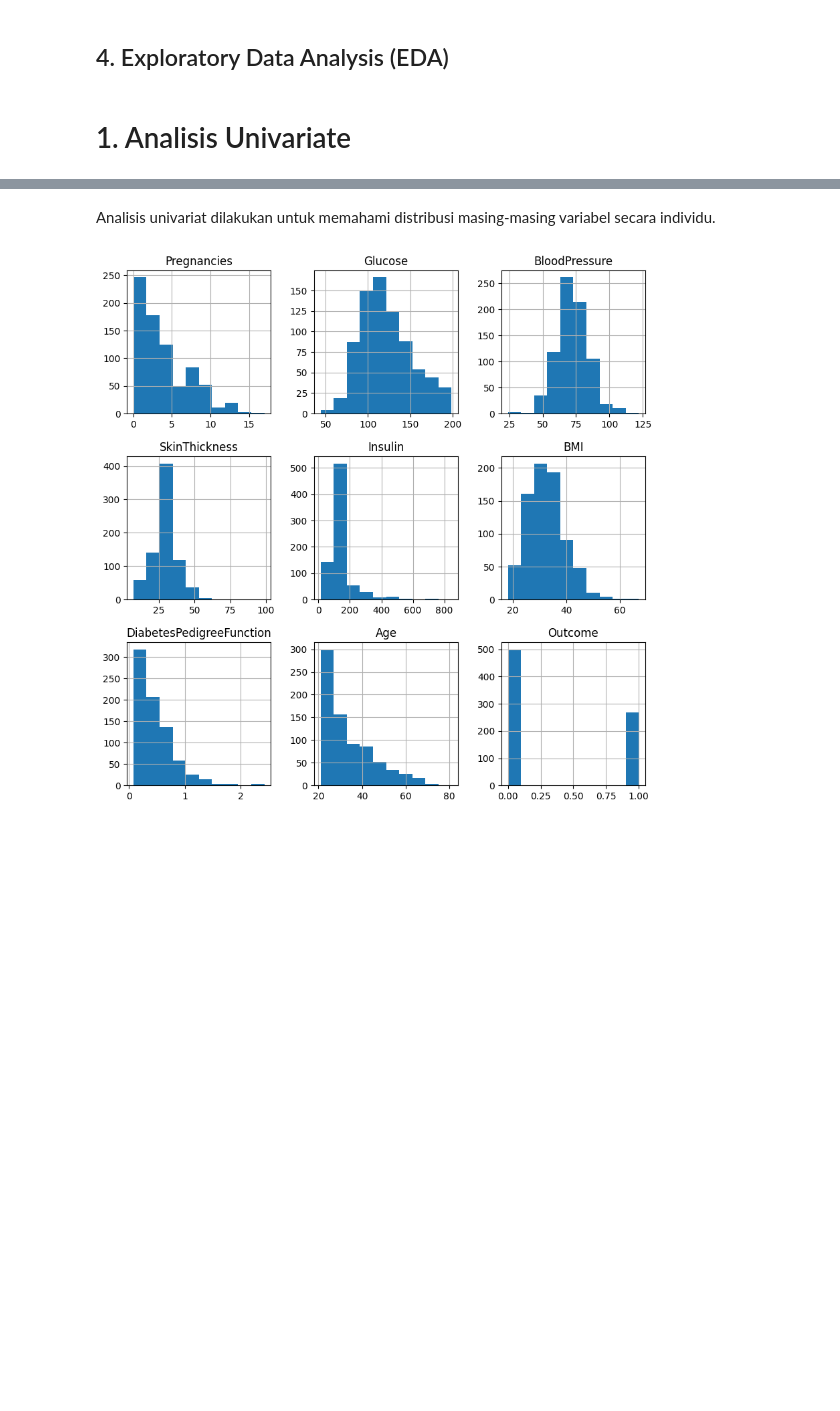
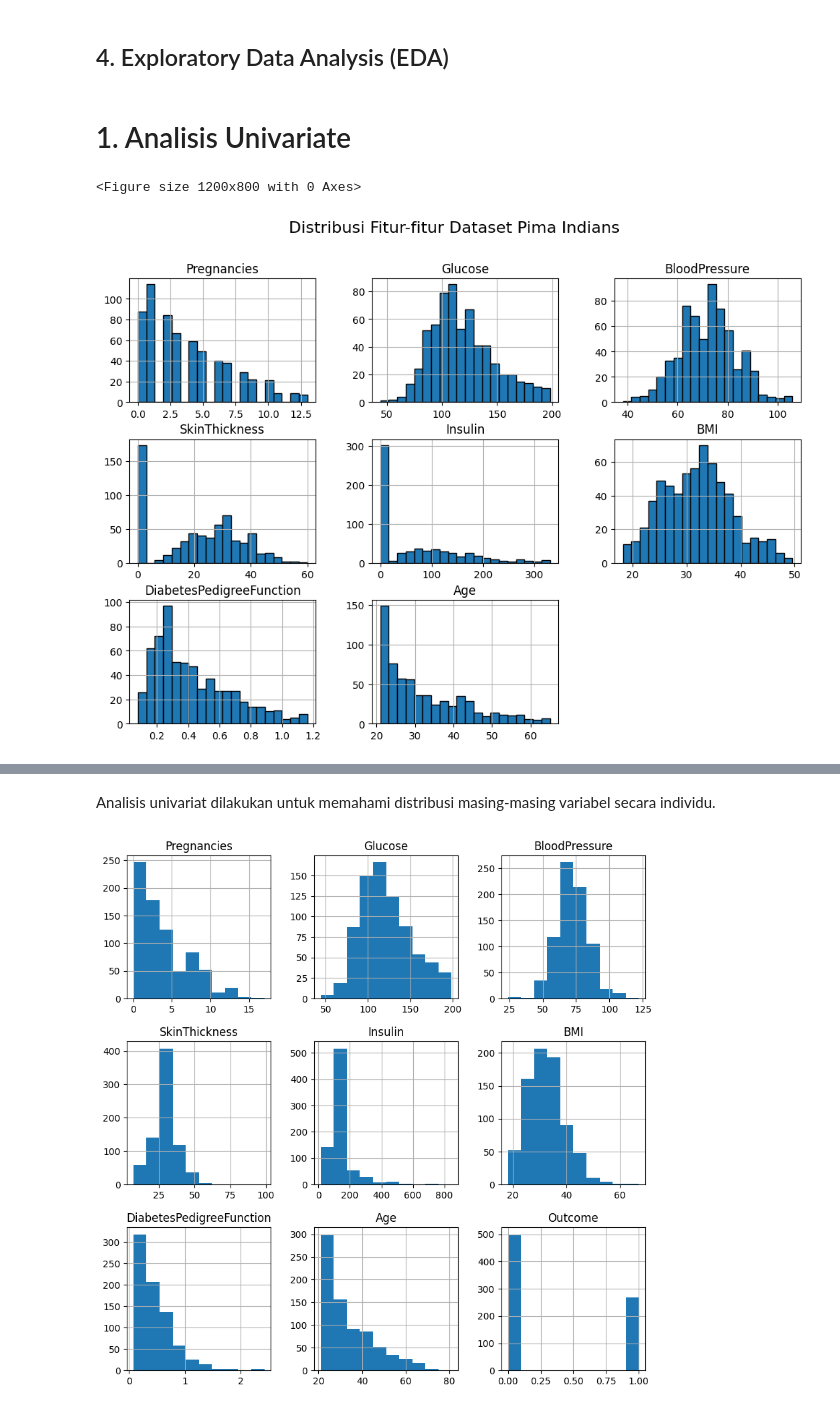
Before and after one commit to HelgaFaisa/Project_Predict, a Jupyter notebook: flask/diabetes.ipynb, the cells around one changed output, grey strips where cells are left out. Drawn from its saved outputs; the diff is of its cells as text; code cells hidden in the pictures; blank space fills up the shorter version.

```diff
--- a/flask/diabetes.ipynb
+++ b/flask/diabetes.ipynb
@@ -282,3 +291,12 @@ Name: Outcome, Length: 636, dtype: int64
 ## 4. Exploratory Data Analysis (EDA)
 # %% [markdown]
 # 1. Analisis Univariate
+# %%
+# 1. Visualisasi distribusi fitur numerik
+plt.figure(figsize=(12, 8))
+diabetes_dataset.drop('Outcome', axis=1).hist(bins=20, edgecolor='black', figsize=(12, 8))
+plt.suptitle("Distribusi Fitur-fitur Dataset Pima Indians", fontsize=16)
+plt.show()
+# %% [output]
+<Figure size 1200x800 with 0 Axes>
+[figure, added]
```
Also changed, not shown: parts of 7 cells of this notebook, 5 other files.
